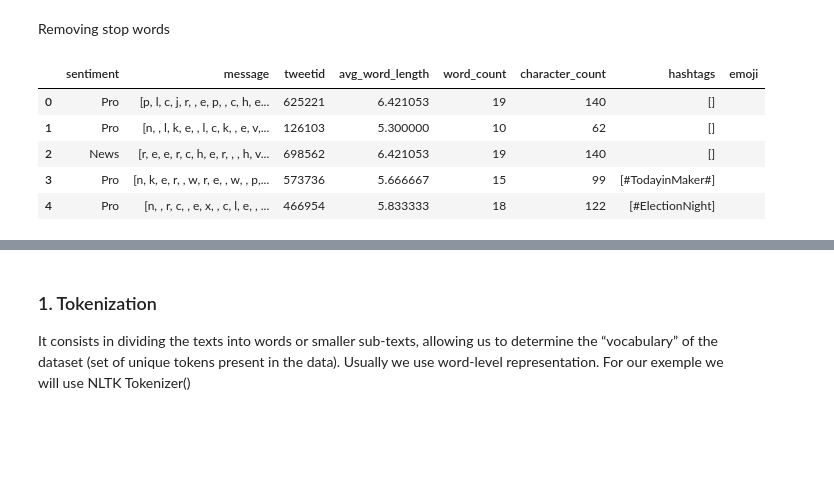
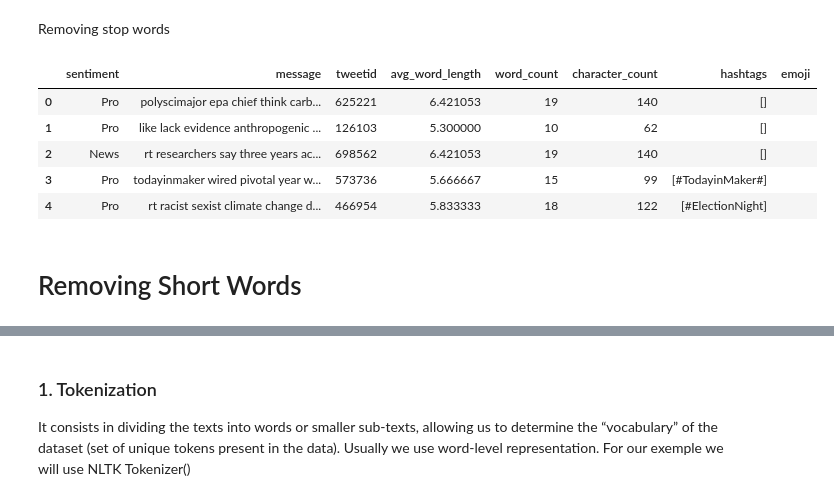
Before and after one commit to TEAMCBB3Classificationpredict/predict-notebook, a Jupyter notebook: EDSA CLIMATE NOTEBOOK.ipynb, the cells around one changed output, grey strips where cells are left out. Cells and saved outputs as stored; diff of their text form; code cells hidden in the pictures; blank space fills up the shorter version.

```diff
--- a/EDSA CLIMATE NOTEBOOK.ipynb
+++ b/EDSA CLIMATE NOTEBOOK.ipynb
@@ -733,7 +740,7 @@ def remove_user(input_txt):
     return input_txt
 # %%
 # remove twitter handles (@user) from train data
-df['message'] = np.vectorize(remove_user)(df['message'])
+df['message'] =df['message'].apply(remove_user)
 # %%
 df.head(10)
 # %% [output]
@@ -811,6 +818,3 @@ df.head(10)
 | 7 | Pro | rt six big things we can all do t... | 992717 | 5.652174 | 23 | 152 | [] |  |
 | 8 | Pro | my nephew is inconsolable he want... | 664510 | 4.600000 | 25 | 139 | [] |  |
 | 9 | Pro | rt no offense but like how do you... | 260471 | 4.933333 | 15 | 88 | [] |  |
-# %%
-# Replace the word https with nothing: train
-df['message'] = df['message'].str.replace('https', '')
@@ -820,16 +821,22 @@ df['message'] = df['message'].apply(lambda x: ' '.join([w for w in x.split() if
-# %%
-# Remove Line breaks: train
-df['message']=df['message'].replace('\n', ' ')
 # %% [markdown]
 Removing stop words
+# %%
+stop_list=list(stopwords.words('english'))
+
+# Removing StopWord
+def Change_text(tweet):
+  main_text=[word for word in tweet.split() if word.lower() not in stop_list]
+  return ' '.join(main_text)
 # %%
 # Stop words Removal from train data
-df['message'] = df['message'].apply(lambda x: [word for word in x if word not in STOPWORDS])
+df['message'] = df['message'].apply(Change_text)
 df.head()
 # %% [output]
 |  | sentiment | message | tweetid | avg_word_length | word_count | character_count | hashtags | emoji |
-| 0 | Pro | [p, l, c, j, r, , e, p, , c, h, e... | 625221 | 6.421053 | 19 | 140 | [] |  |
-| 1 | Pro | [n, , l, k, e, , l, c, k, , e, v,... | 126103 | 5.300000 | 10 | 62 | [] |  |
-| 2 | News | [r, e, e, r, c, h, e, r, , , h, v... | 698562 | 6.421053 | 19 | 140 | [] |  |
-| 3 | Pro | [n, k, e, r, , w, r, e, , w, , p,... | 573736 | 5.666667 | 15 | 99 | [#TodayinMaker#] |  |
-| 4 | Pro | [n, , r, c, , e, x, , c, l, e, , ... | 466954 | 5.833333 | 18 | 122 | [#ElectionNight] |  |
+| 0 | Pro | polyscimajor epa chief think carb... | 625221 | 6.421053 | 19 | 140 | [] |  |
+| 1 | Pro | like lack evidence anthropogenic ... | 126103 | 5.300000 | 10 | 62 | [] |  |
+| 2 | News | rt researchers say three years ac... | 698562 | 6.421053 | 19 | 140 | [] |  |
+| 3 | Pro | todayinmaker wired pivotal year w... | 573736 | 5.666667 | 15 | 99 | [#TodayinMaker#] |  |
+| 4 | Pro | rt racist sexist climate change d... | 466954 | 5.833333 | 18 | 122 | [#ElectionNight] |  |
+# %% [markdown]
+# Removing Short Words
```
Also changed, not shown: parts of 36 cells of this notebook.
